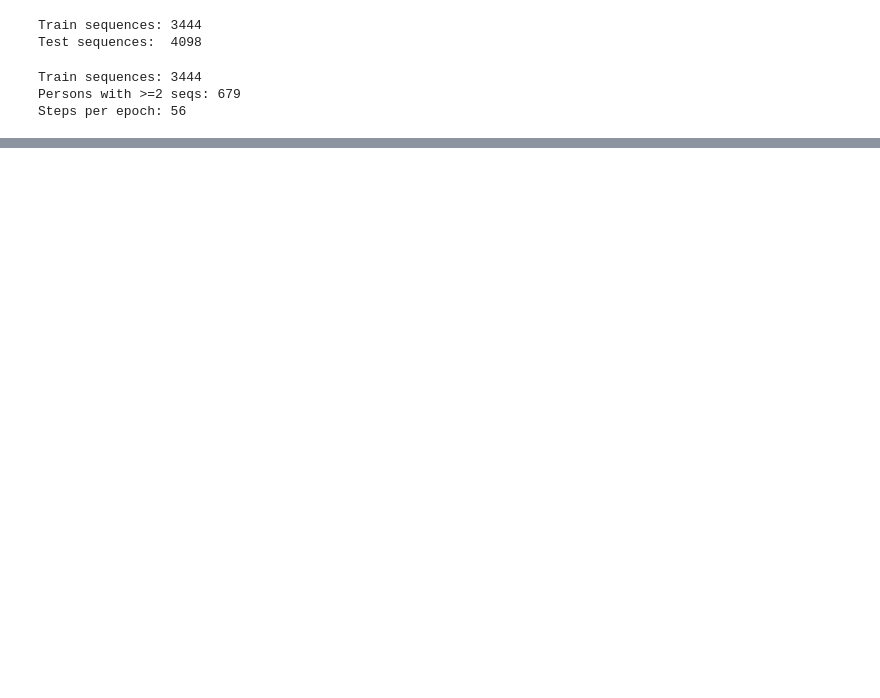
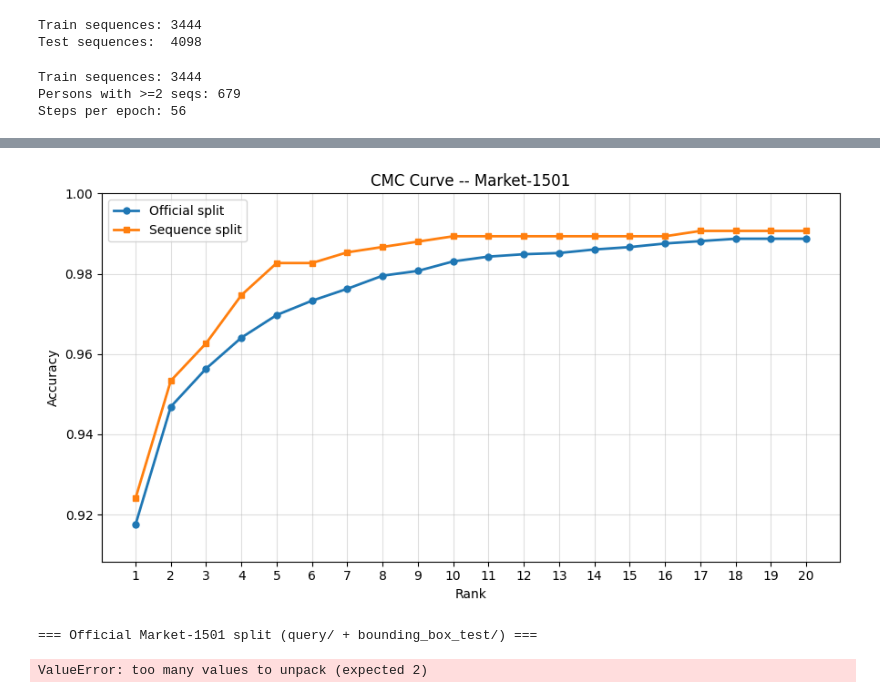
Before and after one commit to Flamiez/Person-ReID-sequence-encoder-SOTA-competitive-, a Jupyter notebook: sequence-sequence-training.ipynb, the cells around one changed output, grey strips where cells are left out. Saved outputs shown, nothing was run; the diff lists cells and outputs as text; code cells hidden in the pictures; blank space fills up the shorter version.

```diff
--- a/sequence-sequence-training.ipynb
+++ b/sequence-sequence-training.ipynb
@@ -58,7 +52,7 @@ import torchvision.transforms as T
 from torch.utils.data import Sampler
 
 MAX_SEQ_LEN = 8
-P, K = 12, 4  # 48 sequences/batch â€” fits 12GB with DINOv2
+P, K = 12, 4
 
 train_transform = T.Compose([
     T.Resize((256, 128)),
@@ -79,13 +73,12 @@ test_transform = T.Compose([
 
 
 class SequenceLabelDataset(Dataset):
-    """Returns (frames, length, person_id)."""
     def __init__(self, sequences_by_person, transform, max_seq_len):
         self.transform           = transform
         self.max_seq_len         = max_seq_len
         self.samples             = []
         self.pid_to_indices      = {}
-        self.pid_cam_to_indices  = {}  # pid -> cam -> [indices]
+        self.pid_cam_to_indices  = {}
 
         for pid, cam_data in sequences_by_person.items():
             for cam, seqs in cam_data.items():
@@ -109,11 +102,6 @@ class SequenceLabelDataset(Dataset):
 
 
 class PKSampler(Sampler):
-    """Camera-aware PK sampler.
-    For each person, picks K sequences preferring different cameras.
-    Forces the model to learn camera-invariant features.
-    Falls back to random if a person has only one camera.
-    """
     def __init__(self, pid_to_indices, pid_cam_to_indices, P=16, K=4):
         self.pid_to_indices     = pid_to_indices
         self.pid_cam_to_indices = pid_cam_to_indices
@@ -365,10 +381,9 @@ def evaluate(query_embs, query_pids, gallery_embs, gallery_pids):
 # %%
 from helper_functions.utils import PersonReIDDataset
 
-# --- Official Market-1501 split (used for training-loop evaluation + standard benchmark) ---
-# query/ contains one image per person per camera; bounding_box_test/ is the gallery.
 query_base   = PersonReIDDataset(os.path.join(dataset_PersonReID_path, "query"),             min_seq_len=1)
-gallery_base = PersonReIDDataset(os.path.join(dataset_PersonReID_path, "bounding_box_test"), min_seq_len=1)
+gallery_base = PersonReIDDataset(os.path.join(dataset_PersonReID_path, "bounding_box_test"), min_seq_len=1,
+                                 keep_distractors=True)
 
 def _flatten_seqs(base_dataset):
     seqs = []
@@ -382,24 +397,22 @@ gallery_seqs_official = _flatten_seqs(gallery_base)
 
 print(f"Official split  -- Query: {len(query_seqs_official)}  Gallery: {len(gallery_seqs_official)}")
 
-# --- Sequence-based cross-camera split (MARS-style, from bounding_box_test only) ---
-# Each identity appears in multiple cameras; pick one camera as query source,
-# use all other-camera tracklets as gallery.  Tests sequence-to-sequence matching.
 query_seqs_seq, gallery_seqs_seq = [], []
 
 for pid, cam_data in gallery_base.sequences_by_person.items():
+    if pid <= 0:
+        continue
     cameras = list(cam_data.keys())
     if len(cameras) < 2:
-        # Only one camera -- all its tracklets go to gallery only
         for seqs in cam_data.values():
             gallery_seqs_seq.extend(seqs)
         continue
     query_cam = cameras[0]
     for cam, seqs in cam_data.items():
         if cam == query_cam:
-            query_seqs_seq.append(seqs[0])   # one query tracklet per person
+            query_seqs_seq.append(seqs[0])
         else:
-            gallery_seqs_seq.extend(seqs)    # all other-camera tracklets as gallery
+            gallery_seqs_seq.extend(seqs)
 
 print(f"Sequence split  -- Query: {len(query_seqs_seq)}  Gallery: {len(gallery_seqs_seq)}")
 # %% [output]
@@ -460,3 +585,19 @@ print(f'Best Rank-1: {best_rank1:.4f}')
+# %%
+plt.figure(figsize=(9, 5))
+plt.plot(range(1, MAX_RANK+1), cmc_off, marker='o', linewidth=2, markersize=5, label='Official split')
+plt.plot(range(1, MAX_RANK+1), cmc_seq, marker='s', linewidth=2, markersize=5, label='Sequence split')
+plt.xlabel('Rank')
+plt.ylabel('Accuracy')
+plt.title('CMC Curve -- Market-1501')
+plt.xticks(range(1, MAX_RANK+1))
+plt.ylim(0.99 * min(min(cmc_off),min(cmc_seq)), 1)
+plt.legend()
+plt.grid(True, alpha=0.4)
+plt.tight_layout()
+plt.savefig('market1501_cmc.png', dpi=150)
+plt.show()
+# %% [output]
+[figure, added]
 # %%
 import matplotlib.pyplot as plt
 from sklearn.metrics.pairwise import cosine_similarity as cos_sim
@@ -466,7 +607,6 @@ model.load_state_dict(torch.load(
     map_location=device, weights_only=True
 ))
 
-# --- k-reciprocal re-ranking ---
 def re_ranking(q_embs, g_embs, k1=20, k2=6, lambda_value=0.3):
     feat = np.concatenate([q_embs, g_embs], axis=0)
     n_q  = len(q_embs)
@@ -514,9 +654,6 @@ def evaluate_rerank(q_embs, q_pids, g_embs, g_pids, k1=20, k2=6, lambda_value=0.
         aps.append(prec[relevant].mean())
     return rank1_rr, float(np.mean(aps)) if aps else 0.0
 
-# ============================================================
-# 1. Official Market-1501 evaluation (single-image query)
-# ============================================================
 print("=== Official Market-1501 split (query/ + bounding_box_test/) ===")
 q_embs_off, q_pids_off = encode_sequences(query_seqs_official,   model, test_transform, device, flip_tta=True)
 g_embs_off, g_pids_off = encode_sequences(gallery_seqs_official, model, test_transform, device,
@@ -542,9 +679,6 @@ print(f"CMC: Rank-1={cmc_off[0]:.4f}  Rank-5={cmc_off[4]:.4f}  Rank-10={cmc_off[
 gc.collect()
 torch.cuda.empty_cache()
 
-# ============================================================
-# 2. Sequence-based cross-camera evaluation (MARS-style)
-# ============================================================
 print("")
 print("=== Sequence-based cross-camera split (from bounding_box_test/) ===")
 q_embs_seq, q_pids_seq = encode_sequences(query_seqs_seq,   model, test_transform, device, flip_tta=True)
@@ -570,10 +704,7 @@ print(f"CMC: Rank-1={cmc_seq[0]:.4f}  Rank-5={cmc_seq[4]:.4f}  Rank-10={cmc_seq[
 gc.collect()
 torch.cuda.empty_cache()
 
-# ============================================================
-# CMC plot — both splits on same axes
-# ============================================================
-plt.figure(figsize=(8, 5))
+plt.figure(figsize=(9, 5))
 plt.plot(range(1, MAX_RANK+1), cmc_off, marker='o', linewidth=2, markersize=4, label='Official split')
 plt.plot(range(1, MAX_RANK+1), cmc_seq, marker='s', linewidth=2, markersize=4, label='Sequence split')
 plt.xlabel('Rank')
@@ -586,6 +717,9 @@ plt.grid(True, alpha=0.4)
 plt.tight_layout()
 plt.savefig('market1501_cmc.png', dpi=150)
 plt.show()
+# %% [output]
+=== Official Market-1501 split (query/ + bounding_box_test/) ===
+ValueError: too many values to unpack (expected 2)
 # %%
 from sklearn.manifold import TSNE
 import matplotlib.pyplot as plt
```
Also changed, not shown: parts of 8 cells of this notebook, 20 other files.
